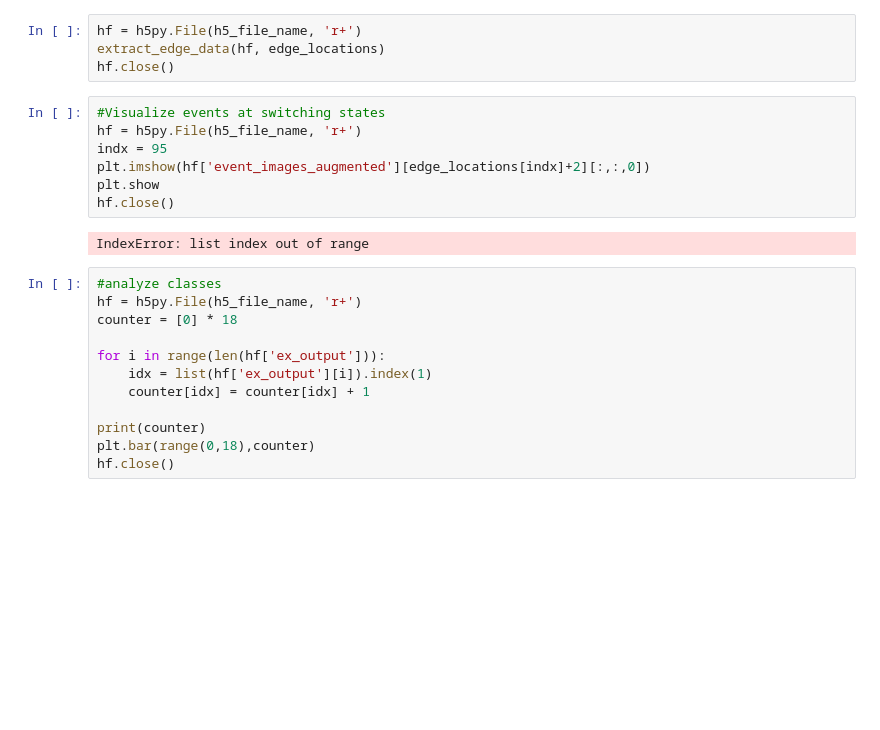
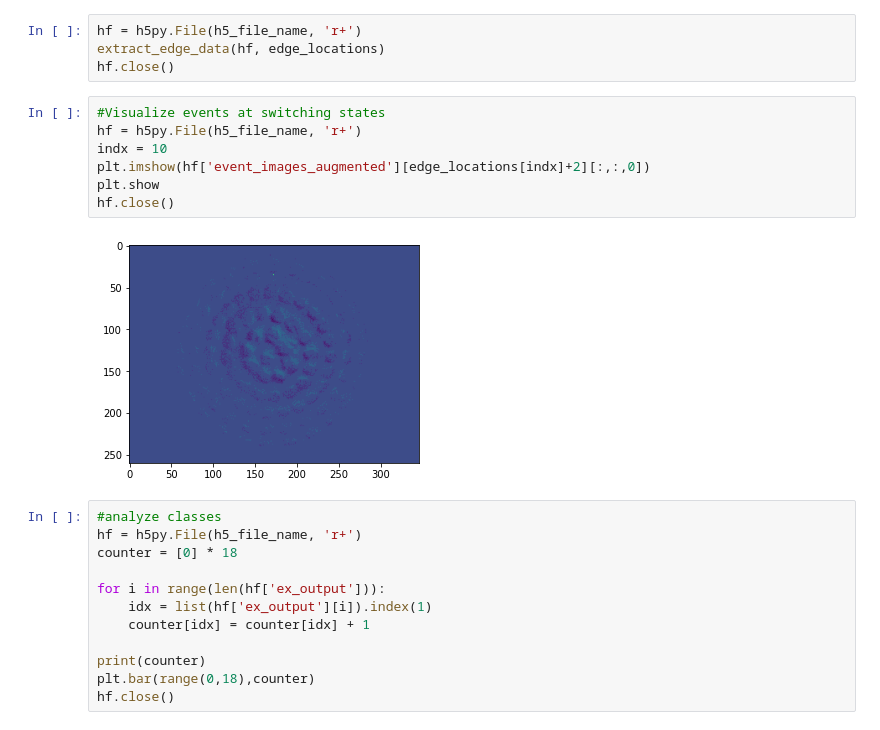
Before and after one commit to abdullaayyad96/DVSContactEstimation, a Jupyter notebook: preprocess.ipynb, the cells around one changed output. Drawn from its saved outputs; the diff is of its cells as text; blank space fills up the shorter version.

```diff
--- a/preprocess.ipynb
+++ b/preprocess.ipynb
@@ -267,12 +299,12 @@ hf.close()
 # %%
 #Visualize events at switching states
 hf = h5py.File(h5_file_name, 'r+')
-indx = 95
+indx = 10
 plt.imshow(hf['event_images_augmented'][edge_locations[indx]+2][:,:,0])
 plt.show
 hf.close()
 # %% [output]
-IndexError: list index out of range
+[figure, added]
 # %%
 #analyze classes
 hf = h5py.File(h5_file_name, 'r+')
```
Also changed, not shown: parts of 10 cells of this notebook, 2 other files.
